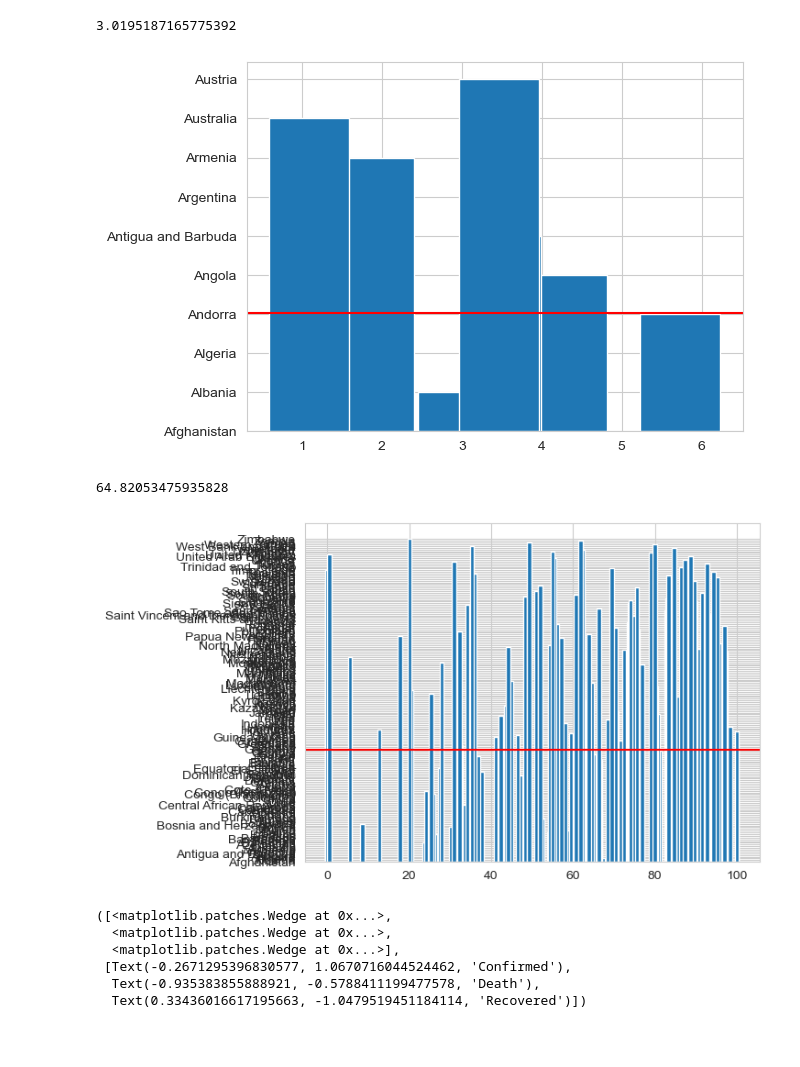
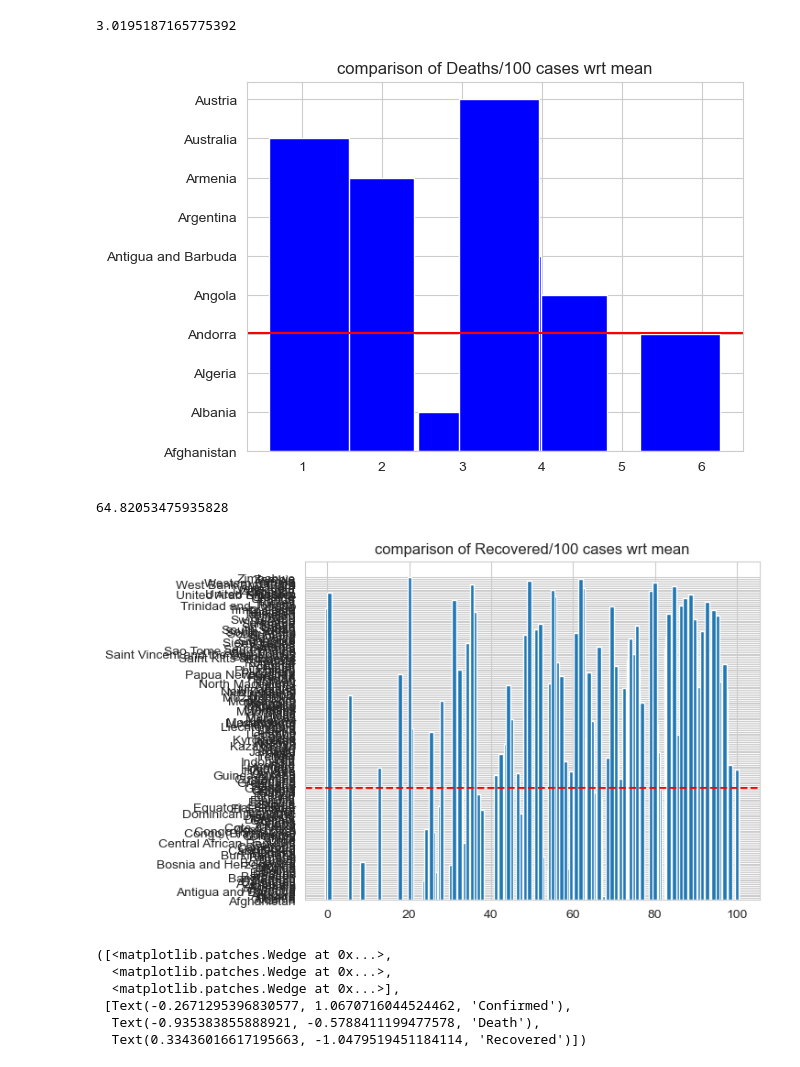
Before and after one commit to shreyansh080603/bdcoetask0, a Jupyter notebook: bdcoetask.ipynb, the cells around one changed output. Cells and saved outputs as stored; diff of their text form; code cells hidden in the pictures; blank space fills up the shorter version.

```diff
--- a/bdcoetask.ipynb
+++ b/bdcoetask.ipynb
@@ -102,3 +132,9 @@ sns.countplot(x="WHO Region",data=df)
 # %% [output]
 <Axes: xlabel='WHO Region', ylabel='count'>
 [figure]
+# %%
+df["Active"] = df["Confirmed"]- df["Deaths"] - df["Recovered"]
+data=df.head(10)
+data[["Confirmed", "Deaths", "Recovered", "Active"]].plot(kind="bar", figsize=(12, 6))
+plt.title("Bar Chart")
+plt.show()
@@ -161,20 +207,22 @@ df["Deaths / 100 Cases"].mean()
 3.0195187165775392
 # %%
 plt.axhline(df["Deaths / 100 Cases"].mean(), color='r', linestyle='-')
-plt.bar(df["Deaths / 100 Cases"].head(10),df["Country/Region"].head(10),width=1)
+plt.bar(df["Deaths / 100 Cases"].head(10),df["Country/Region"].head(10),width=1,color='b')
+plt.title("comparison of Deaths/100 cases wrt mean")
 plt.show()
 # %% [output]
-[figure, old version]
+[figure, new version]
 # %%
 df["Recovered / 100 Cases"].mean()
 # %% [output]
 64.82053475935828
 # %%
-plt.axhline(df["Recovered / 100 Cases"].mean(), color='r', linestyle='-')
+plt.axhline(df["Recovered / 100 Cases"].mean(), color='r', linestyle='--')
 plt.bar(df["Recovered / 100 Cases"],df["Country/Region"],width=1)
+plt.title("comparison of Recovered/100 cases wrt mean")
 plt.show()
 # %% [output]
-[figure, old version]
+[figure, new version]
 # %%
 plt.pie([df["Confirmed"].iloc[0],df["Deaths"].iloc[0],df["Recovered"].iloc[0]],labels=["Confirmed","Death","Recovered"])
 # %% [output]
```
Also changed, not shown: parts of 5 cells of this notebook.
